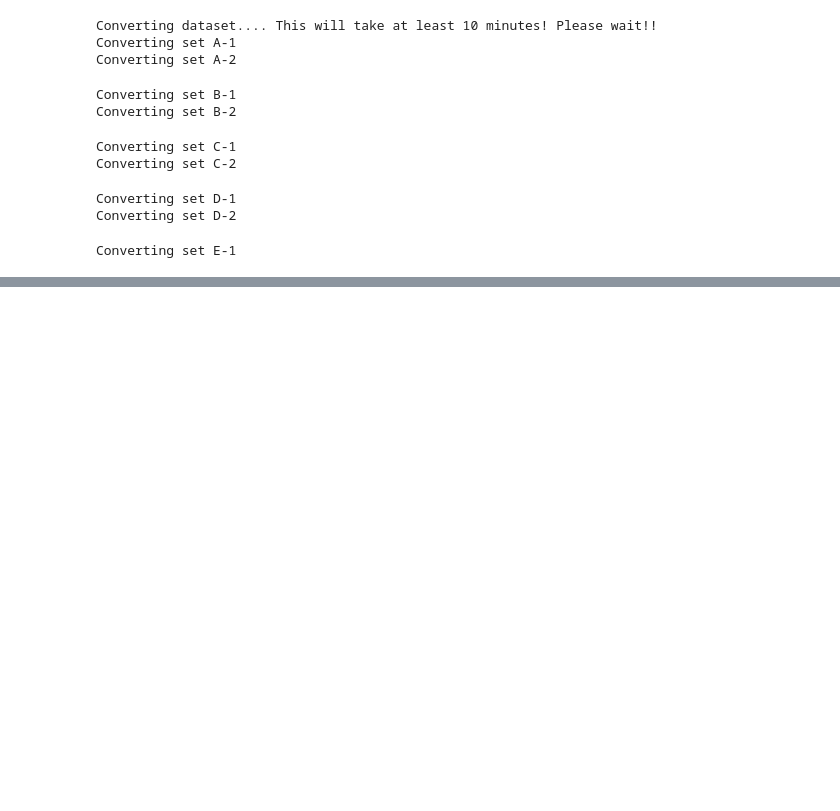
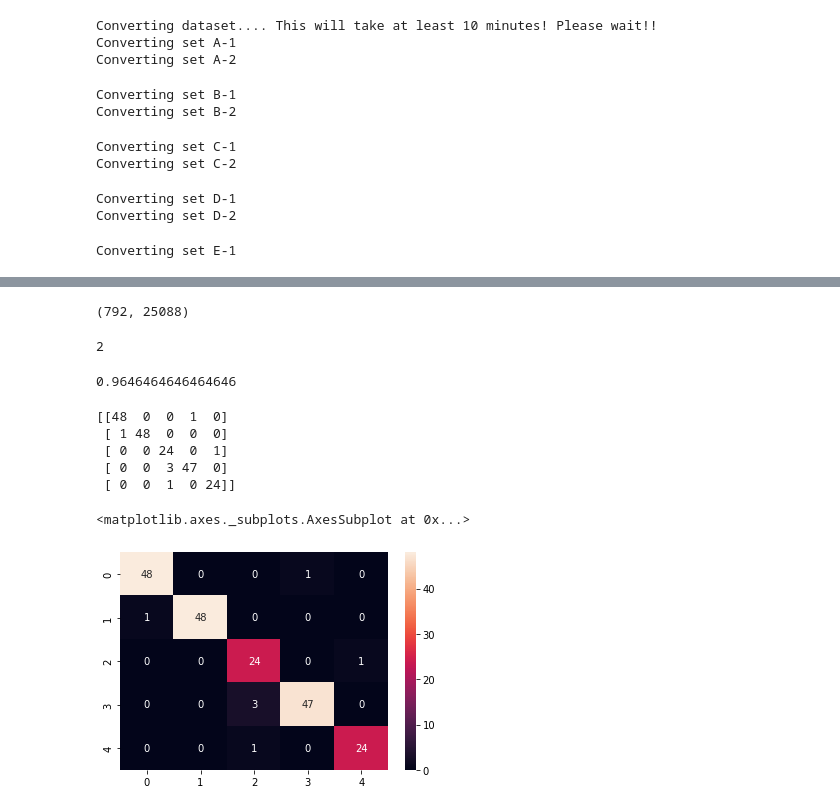
Before and after one commit to k173-x/accent-vgg, a Jupyter notebook: Accent_DL.ipynb, the cells around one changed output, grey strips where cells are left out. Drawn from its saved outputs; the diff is of its cells as text; code cells hidden in the pictures; blank space fills up the shorter version.

```diff
--- a/Accent_DL.ipynb
+++ b/Accent_DL.ipynb
@@ -560,0 +784,3 @@ print (accuracy_score(y_test, predicted))
+# %%
+dataCoeff = dataCoeff.add_prefix('m_')
+dataCoeff2 = dataCoeff2.add_prefix('v_')
@@ -560,0 +819,3 @@ print (accuracy_score(y_test, predicted))
+# %%
+X_new = pd.concat([dataCoeff,dataCoeff2], axis=1, join='inner')
+X_new
@@ -560,0 +836,38 @@ print (accuracy_score(y_test, predicted))
+# %%
+from sklearn.model_selection import train_test_split
+from sklearn.svm import LinearSVC
+from sklearn.metrics import accuracy_score
+
+X_train, X_test, y_train, y_test = train_test_split(X_new, y, test_size=0.25, random_state=42, stratify=y)
+# %%
+np.shape(X)
+# %% [output]
+(792, 25088)
+# %%
+np.ndim(X)
+# %% [output]
+2
+# %%
+clf = LinearSVC(random_state=42, tol=1e-5)
+clf.fit(X_train, y_train)
+
+predicted = clf.predict(X_test)
+
+# get the accuracy
+print (accuracy_score(y_test, predicted))
+# %% [output]
+0.9646464646464646
+# %%
+from sklearn.metrics import confusion_matrix
+from sklearn.metrics import classification_report
+cm = confusion_matrix(y_test,predicted)
+print(cm)
+sns.heatmap(cm,annot=True)
+# %% [output]
+[[48  0  0  1  0]
+ [ 1 48  0  0  0]
+ [ 0  0 24  0  1]
+ [ 0  0  3 47  0]
+ [ 0  0  1  0 24]]
+<matplotlib.axes._subplots.AxesSubplot at 0x...>
+[figure, added]
```
Also changed, not shown: parts of 28 cells of this notebook.
